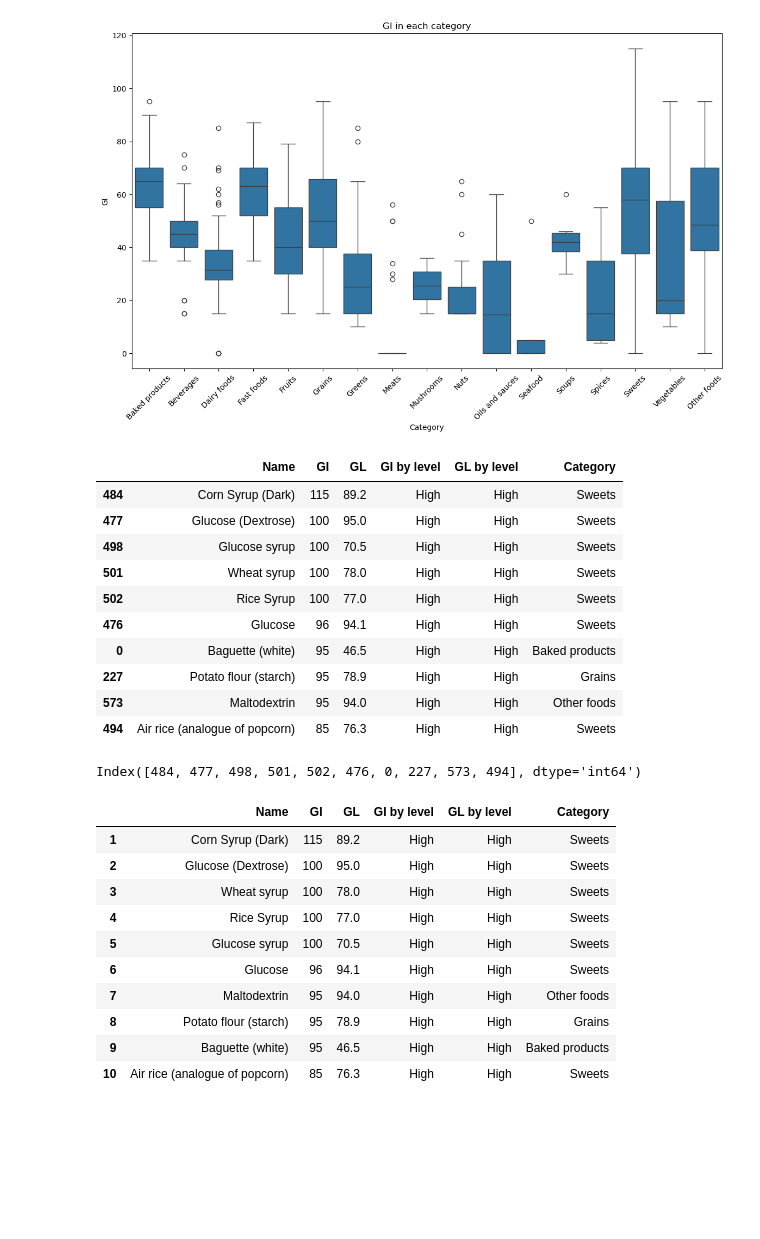
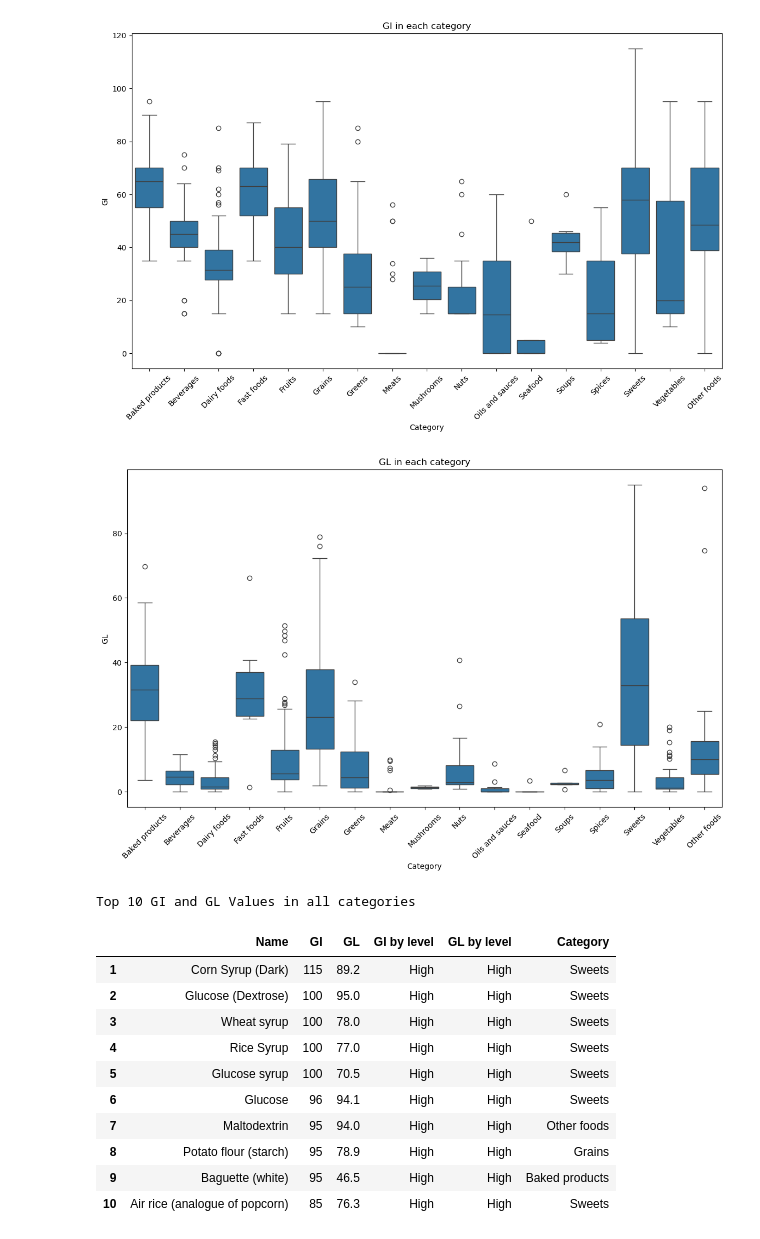
Before and after one commit to KacperWalkusz/Project-Healthy-Food-Analysis, a Jupyter notebook: GI and GL - webscraping.ipynb, the cells around one changed output. Cells and saved outputs as stored; diff of their text form; code cells hidden in the pictures; blank space fills up the shorter version.

```diff
--- a/GI and GL - webscraping.ipynb
+++ b/GI and GL - webscraping.ipynb
@@ -1219,32 +1227,27 @@ plt.show()
+# %%
+plt.figure(figsize=(14, 8))
+sns.boxplot(data=df_all_categories, x='Category', y='GL')
+plt.xticks(rotation=45)
+plt.title('GL in each category')
+plt.xlabel('Category')
+plt.ylabel('GL')
+plt.show()
+# %% [output]
+[figure, added]
 # %%
 top10_GI_all = df_all_categories.nlargest(8, 'GI')
 top10_GL_all = df_all_categories.nlargest(8, 'GL')
 
 top10GI_and_GL_all = pd.concat([top10_GI_all, top10_GL_all]).drop_duplicates()
-# %%
-top10GI_and_GL_all
-# %% [output]
-|  | Name | GI | GL | GI by level | GL by level | Category |
-| 484 | Corn Syrup (Dark) | 115 | 89.2 | High | High | Sweets |
-| 477 | Glucose (Dextrose) | 100 | 95.0 | High | High | Sweets |
-| 498 | Glucose syrup | 100 | 70.5 | High | High | Sweets |
-| 501 | Wheat syrup | 100 | 78.0 | High | High | Sweets |
-| 502 | Rice Syrup | 100 | 77.0 | High | High | Sweets |
-| 476 | Glucose | 96 | 94.1 | High | High | Sweets |
-| 0 | Baguette (white) | 95 | 46.5 | High | High | Baked products |
-| 227 | Potato flour (starch) | 95 | 78.9 | High | High | Grains |
-| 573 | Maltodextrin | 95 | 94.0 | High | High | Other foods |
-| 494 | Air rice (analogue of popcorn) | 85 | 76.3 | High | High | Sweets |
-# %%
-top10GI_and_GL_all.index
-# %% [output]
-Index([484, 477, 498, 501, 502, 476, 0, 227, 573, 494], dtype='int64')
 # %%
+print("Top 10 GI and GL Values in all categories")
 top10GI_and_GL_all = top10GI_and_GL_all.sort_values(by=['GI', 'GL'], ascending=[False, False])
 top10GI_and_GL_all = top10GI_and_GL_all.reset_index(drop=True)
 top10GI_and_GL_all.index = top10GI_and_GL_all.index + 1
+#top10GI_and_GL_all = top10GI_and_GL_all.style.set_caption("Top 10 GI and GL values in all categories) #dodaje nazwe tabeli, ale zwieksza liczbe po przecinku
 top10GI_and_GL_all
 # %% [output]
+Top 10 GI and GL Values in all categories
 |  | Name | GI | GL | GI by level | GL by level | Category |
 | 1 | Corn Syrup (Dark) | 115 | 89.2 | High | High | Sweets |
 | 2 | Glucose (Dextrose) | 100 | 95.0 | High | High | Sweets |
```
Also changed, not shown: parts of 12 cells of this notebook.
